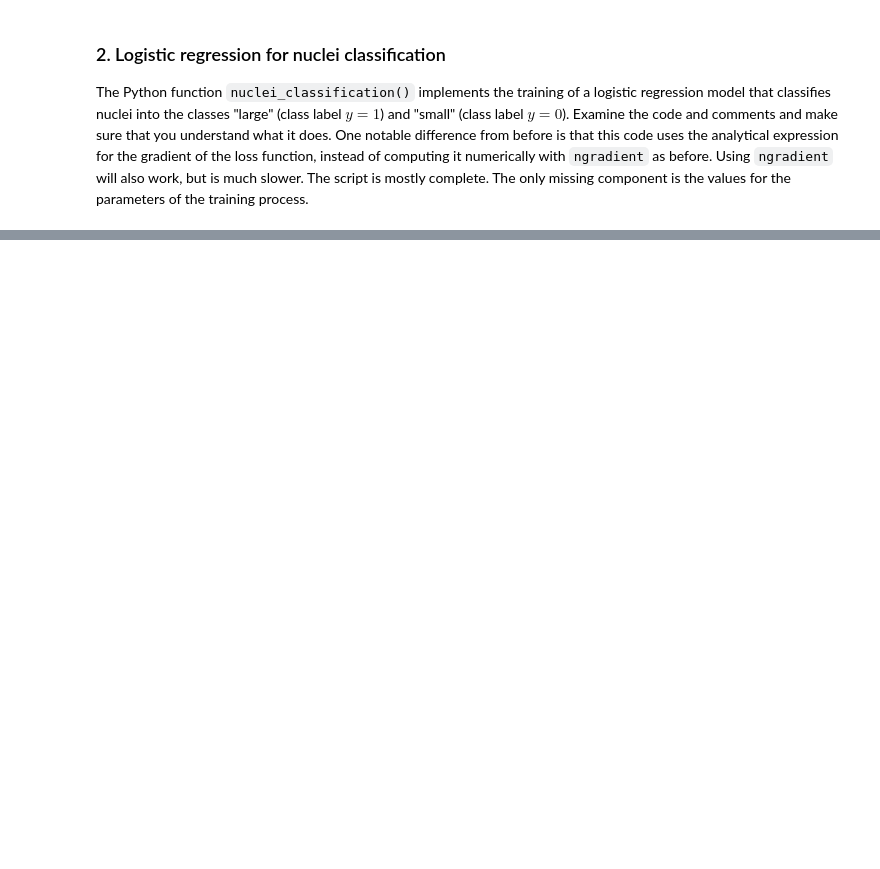
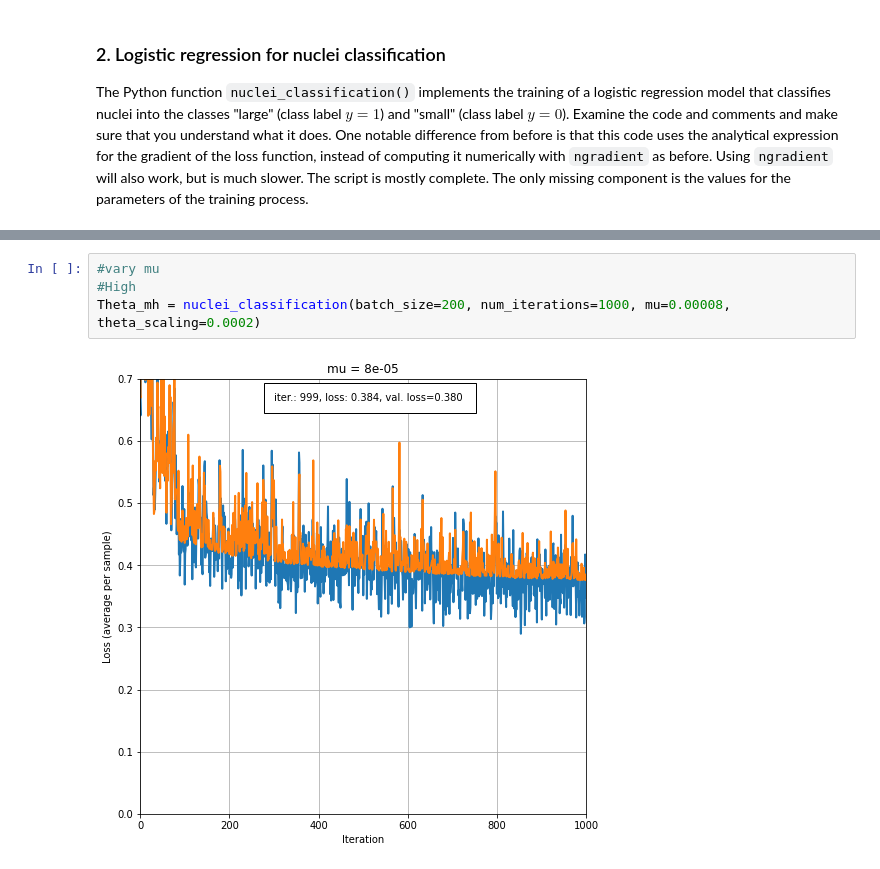
Before and after one commit to justinalittlefield/8dc00-mia, a Jupyter notebook: reader/2.5_CAD_project.ipynb, the cells around one changed output, grey strips where cells are left out. Drawn from its saved outputs; the diff is of its cells as text; blank space fills up the shorter version.

```diff
--- a/reader/2.5_CAD_project.ipynb
+++ b/reader/2.5_CAD_project.ipynb
@@ -114,0 +136,6 @@ The Python function `nuclei_classification()` implements the training of a logis
+# %%
+#vary mu
+#High
+Theta_mh = nuclei_classification(batch_size=200, num_iterations=1000, mu=0.00008, theta_scaling=0.0002)
+# %% [output]
+[figure, added]
```
Also changed, not shown: parts of 13 cells of this notebook, 4 other files.
